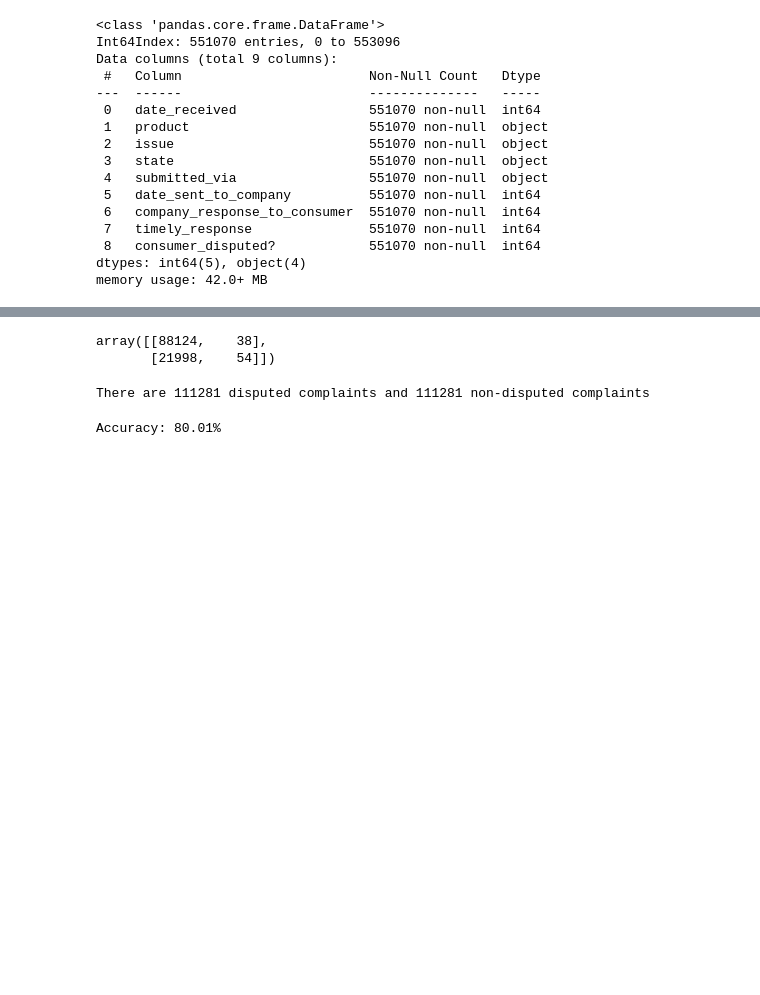
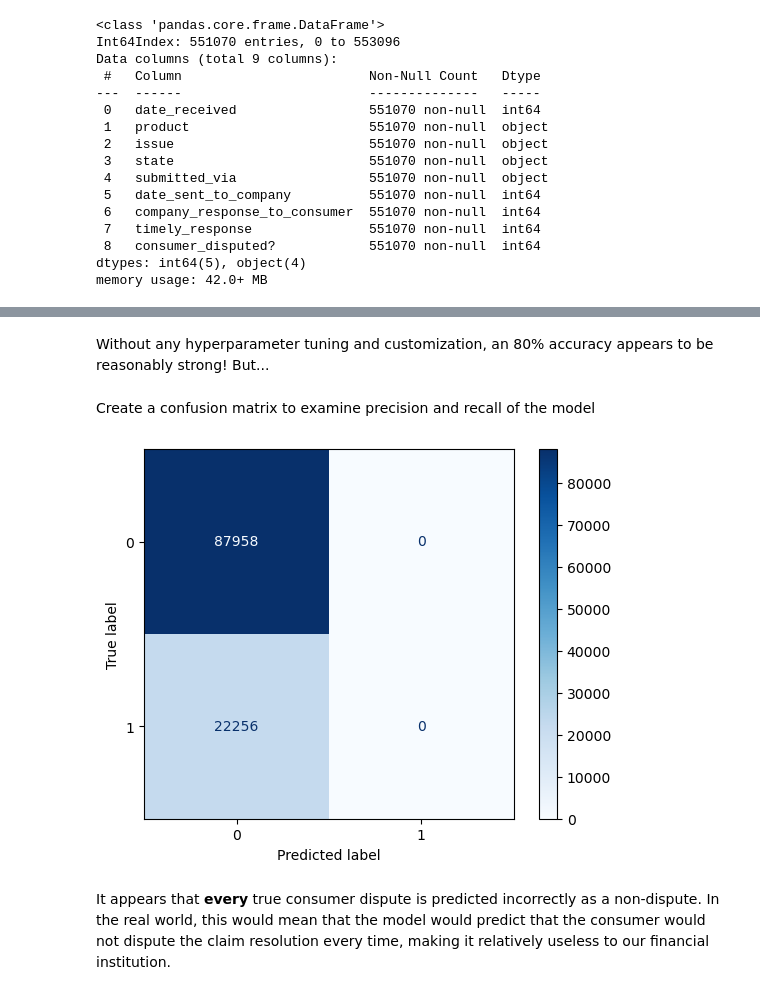
Before and after one commit to quantillinois/data-oa, a Jupyter notebook: main.ipynb, the cells around one changed output, grey strips where cells are left out. Saved outputs shown, nothing was run; the diff lists cells and outputs as text; code cells hidden in the pictures; blank space fills up the shorter version.

```diff
--- a/main.ipynb
+++ b/main.ipynb
@@ -326,26 +404,11 @@ Accuracy: 80.01%
-# %%
-cm
-# %% [output]
-array([[88124,    38],
-       [21998,    54]])
-# %%
-balanced_df = pd.concat([ohe_df[ohe_df['consumer_disputed?'] == 0][:111281], ohe_df[ohe_df['consumer_disputed?'] == 1]])
-num_not_disp = balanced_df[balanced_df['consumer_disputed?'] == 0].shape[0]
-num_disp = balanced_df[balanced_df['consumer_disputed?'] == 1].shape[0]
-print(f"There are {num_disp} disputed complaints and {num_not_disp} non-disputed complaints")
-# %% [output]
-There are 111281 disputed complaints and 111281 non-disputed complaints
-# %%
-target = 'consumer_disputed?'
-X_b = ohe_df.drop(target, axis=1)
-y_b = ohe_df[target]
-X_b_train, X_b_test, y_b_train, y_b_test = train_test_split(X_b, y_b, test_size=0.2, random_state=0)
-
-clf_b = xgb.XGBClassifier()
-clf_b.fit(X_b_train, y_b_train)
-y_b_pred = clf_b.predict(X_b_test)
-
-accuracy = accuracy_score(y_b_test, y_b_pred)
-print(f"Accuracy: {round(accuracy * 100, 2)}%")
-# %% [output]
-Accuracy: 80.01%
+# %% [markdown]
+Without any hyperparameter tuning and customization, an 80% accuracy appears to be reasonably strong! But...
+# %% [markdown]
+Create a confusion matrix to examine precision and recall of the model
+# %%
+matrix = plot_confusion_matrix(clf, X_test, y_test, cmap=plt.cm.Blues)
+plt.show()
+# %% [output]
+[figure, added]
+# %% [markdown]
+It appears that **every** true consumer dispute is predicted incorrectly as a non-dispute. In the real world, this would mean that the model would predict that the consumer would not dispute the claim resolution every time, making it relatively useless to our financial institution.
```
Also changed, not shown: parts of 54 cells of this notebook.
